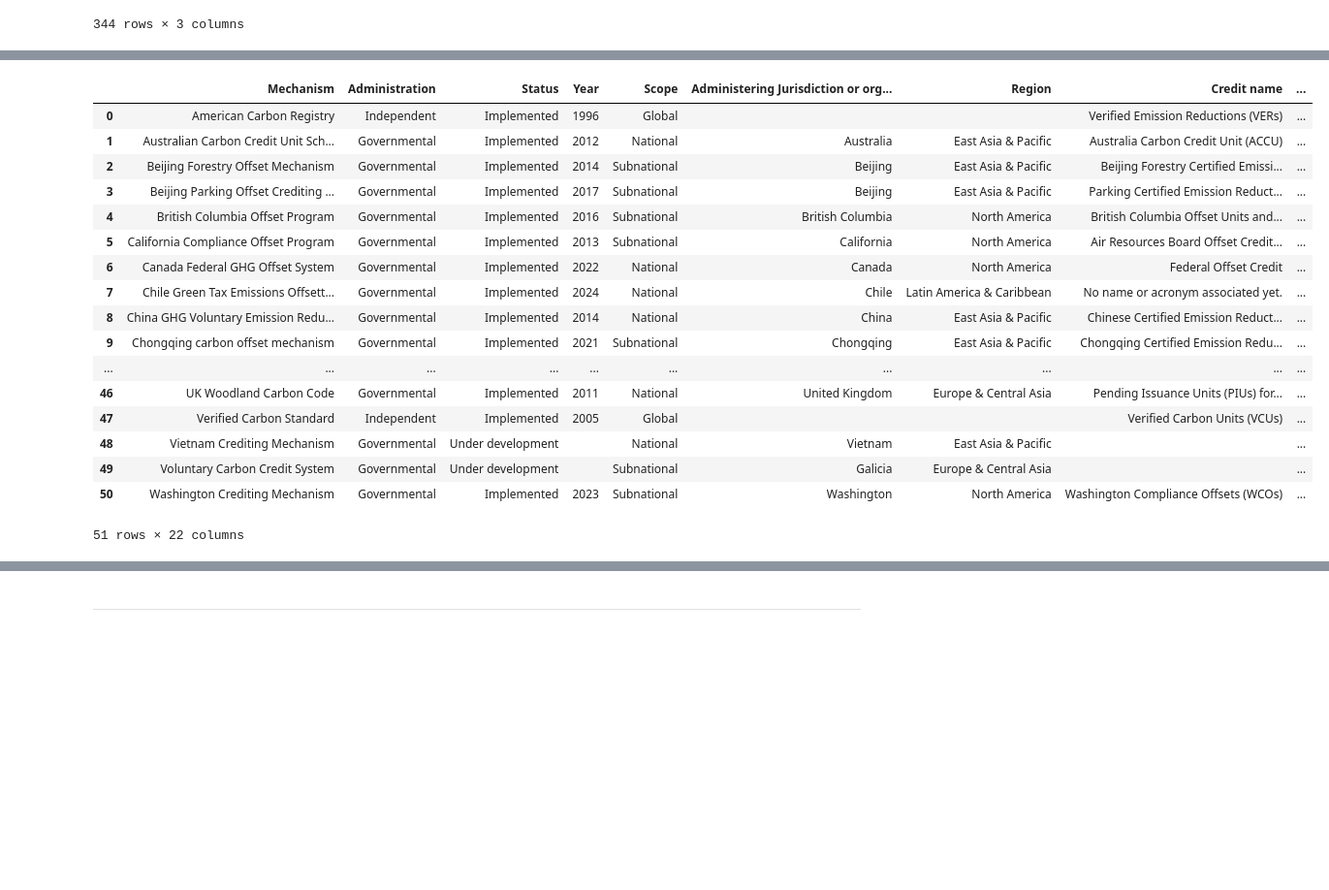
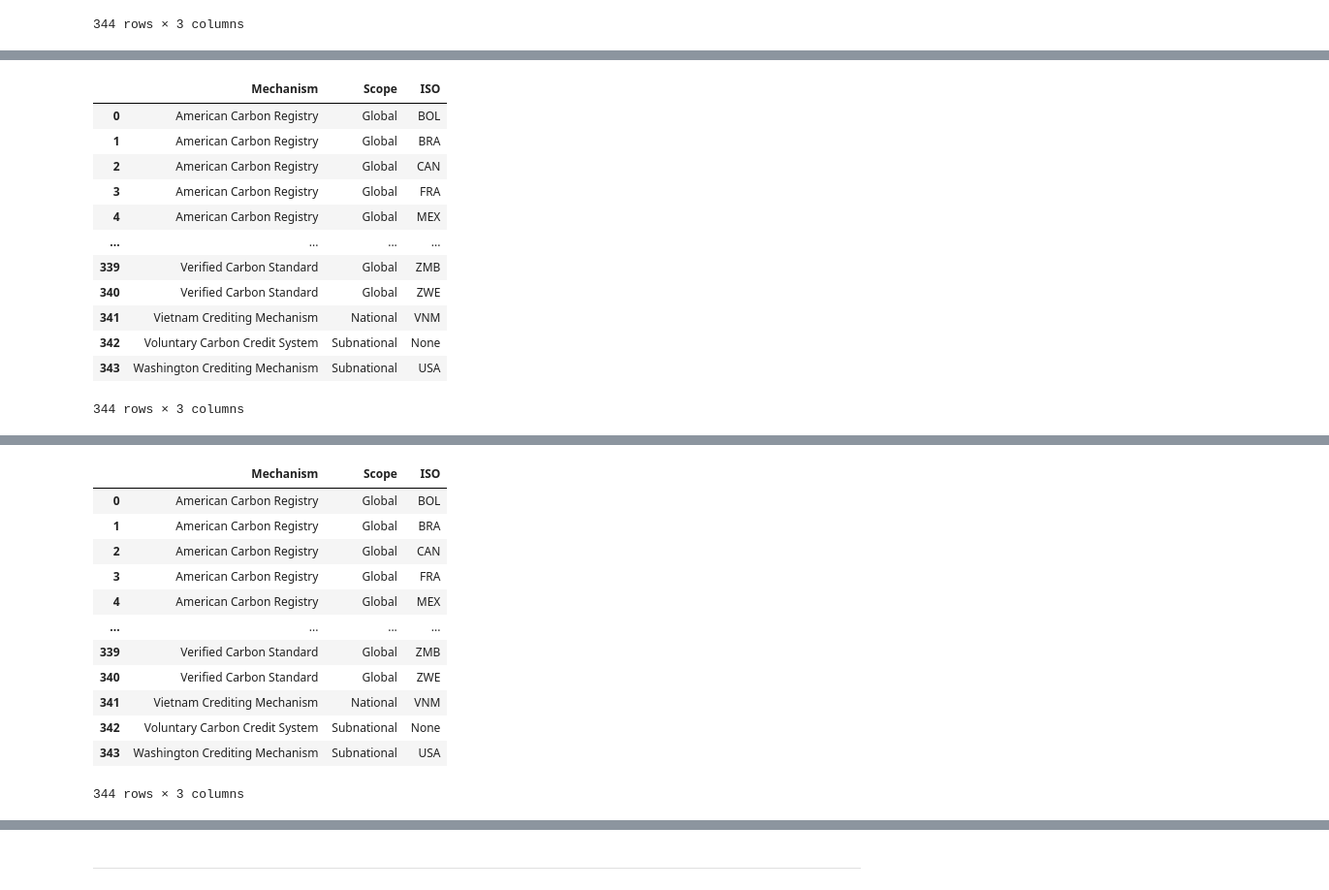
Before and after one commit to harperh0/carbon_trading, a Jupyter notebook: carbon.ipynb, the cells around one changed output, grey strips where cells are left out. Shown at 97% size. Saved outputs shown, nothing was run; the diff lists cells and outputs as text; code cells hidden in the pictures; blank space fills up the shorter version.

```diff
--- a/carbon.ipynb
+++ b/carbon.ipynb
@@ -2095,0 +2076,3 @@ ISO codes present in DataFrame but not in country_iso_mapping:
+# %%
+blank_iso_rows = scope_iso[scope_iso['ISO'] == '']
+blank_iso_rows
@@ -2096,17 +2092,25 @@ ISO codes present in DataFrame but not in country_iso_mapping:
+# %%
+iso_values = [None, 'ECU', 'EGY', None, 'IND', None, 'IDN', 'MEX', 'ESP', 'VNM', None]
+scope_iso.loc[blank_iso_rows.index, 'ISO'] = iso_values
+scope_iso
+# %% [output]
+|  | Mechanism | Scope | ISO |
+| 0 | American Carbon Registry | Global | BOL |
+| 1 | American Carbon Registry | Global | BRA |
+| 2 | American Carbon Registry | Global | CAN |
+| 3 | American Carbon Registry | Global | FRA |
+| 4 | American Carbon Registry | Global | MEX |
+| ... | ... | ... | ... |
+| 339 | Verified Carbon Standard | Global | ZMB |
+| 340 | Verified Carbon Standard | Global | ZWE |
+| 341 | Vietnam Crediting Mechanism | National | VNM |
+| 342 | Voluntary Carbon Credit System | Subnational | None |
+| 343 | Washington Crediting Mechanism | Subnational | USA |
+344 rows × 3 columns
 # %%
 # 修改台灣名稱
 country_iso_mapping['Taiwan'] = country_iso_mapping.pop('Taiwan, Province of China')
 # %%
-iso_split = df['ISO'].str.split(', ')
-scope_iso = pd.DataFrame({
-    'Mechanism': df['Mechanism'].repeat(iso_split.str.len()),
-    'Scope': df['Scope'].repeat(iso_split.str.len()),
-    'ISO': [iso for sublist in iso_split for iso in sublist]
-})
-
-# reset index
-scope_iso.reset_index(drop=True, inplace=True)
-
 # 計算各國參與機制數
 country_counts = scope_iso['ISO'].value_counts().to_dict()
 
@@ -2179,23 +2183,18 @@ m
 # %% [output]
 [interactive output not drawn]
 # %%
-df
+scope_iso
 # %% [output]
-|  | Mechanism | Administration | Status | Year | Scope | Administering Jurisdiction or org... | Region | Credit name | ... |
-| 0 | American Carbon Registry | Independent | Implemented | 1996 | Global |  |  | Verified Emission Reductions (VERs) | ... |
-| 1 | Australian Carbon Credit Unit Sch... | Governmental | Implemented | 2012 | National | Australia | East Asia & Pacific | Australia Carbon Credit Unit (ACCU) | ... |
-| 2 | Beijing Forestry Offset Mechanism | Governmental | Implemented | 2014 | Subnational | Beijing | East Asia & Pacific | Beijing Forestry Certified Emissi... | ... |
-| 3 | Beijing Parking Offset Crediting ... | Governmental | Implemented | 2017 | Subnational | Beijing | East Asia & Pacific | Parking Certified Emission Reduct... | ... |
-| 4 | British Columbia Offset Program | Governmental | Implemented | 2016 | Subnational | British Columbia | North America | British Columbia Offset Units and... | ... |
-| 5 | California Compliance Offset Program | Governmental | Implemented | 2013 | Subnational | California | North America | Air Resources Board Offset Credit... | ... |
-| 6 | Canada Federal GHG Offset System | Governmental | Implemented | 2022 | National | Canada | North America | Federal Offset Credit | ... |
-| 7 | Chile Green Tax Emissions Offsett... | Governmental | Implemented | 2024 | National | Chile | Latin America & Caribbean | No name or acronym associated yet. | ... |
-| 8 | China GHG Voluntary Emission Redu... | Governmental | Implemented | 2014 | National | China | East Asia & Pacific | Chinese Certified Emission Reduct... | ... |
-| 9 | Chongqing carbon offset mechanism | Governmental | Implemented | 2021 | Subnational | Chongqing | East Asia & Pacific | Chongqing Certified Emission Redu... | ... |
-| ... | ... | ... | ... | ... | ... | ... | ... | ... | ... |
-| 46 | UK Woodland Carbon Code | Governmental | Implemented | 2011 | National | United Kingdom | Europe & Central Asia | Pending Issuance Units (PIUs) for... | ... |
-| 47 | Verified Carbon Standard | Independent | Implemented | 2005 | Global |  |  | Verified Carbon Units (VCUs) | ... |
-| 48 | Vietnam Crediting Mechanism | Governmental | Under development |  | National | Vietnam | East Asia & Pacific |  | ... |
-| 49 | Voluntary Carbon Credit System | Governmental | Under development |  | Subnational | Galicia | Europe & Central Asia |  | ... |
-| 50 | Washington Crediting Mechanism | Governmental | Implemented | 2023 | Subnational | Washington | North America | Washington Compliance Offsets (WCOs) | ... |
+|  | Mechanism | Scope | ISO |
+| 0 | American Carbon Registry | Global | BOL |
+| 1 | American Carbon Registry | Global | BRA |
+| 2 | American Carbon Registry | Global | CAN |
+| 3 | American Carbon Registry | Global | FRA |
+| 4 | American Carbon Registry | Global | MEX |
+| ... | ... | ... | ... |
+| 339 | Verified Carbon Standard | Global | ZMB |
+| 340 | Verified Carbon Standard | Global | ZWE |
+| 341 | Vietnam Crediting Mechanism | National | VNM |
+| 342 | Voluntary Carbon Credit System | Subnational | None |
+| 343 | Washington Crediting Mechanism | Subnational | USA |
-51 rows × 22 columns
+344 rows × 3 columns
```
Also changed, not shown: parts of 8 cells of this notebook.
